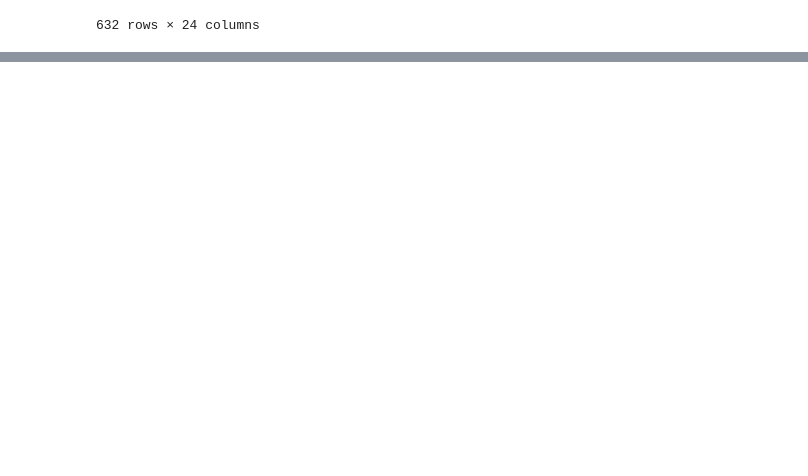
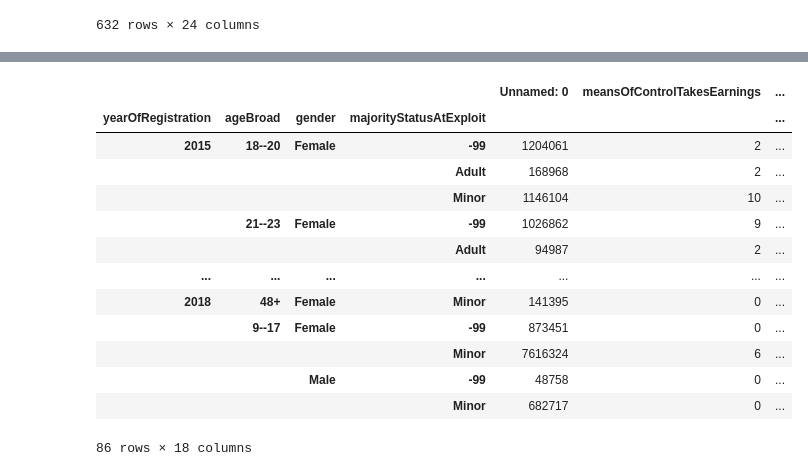
Before and after one commit to kmanning1224/Sexual-Assault-Analysis, a Jupyter notebook: SofieLab.ipynb, the cells around one changed output, grey strips where cells are left out. Saved outputs shown, nothing was run; the diff lists cells and outputs as text; code cells hidden in the pictures; blank space fills up the shorter version.

```diff
--- a/SofieLab.ipynb
+++ b/SofieLab.ipynb
@@ -158,0 +269,18 @@ tots_df.to_csv("Data/totalsAge_global_dataset_2020.csv", index=False, header=Tru
+# %%
+totsaem_df = ds_df.groupby(["yearOfRegistration","ageBroad","gender","majorityStatusAtExploit"]).sum()
+totsaem_df
+# %% [output]
+|  |  |  |  | Unnamed: 0 | meansOfControlTakesEarnings | ... |
+| yearOfRegistration | ageBroad | gender | majorityStatusAtExploit |  |  | ... |
+| 2015 | 18--20 | Female | -99 | 1204061 | 2 | ... |
+|  |  |  | Adult | 168968 | 2 | ... |
+|  |  |  | Minor | 1146104 | 10 | ... |
+|  | 21--23 | Female | -99 | 1026862 | 9 | ... |
+|  |  |  | Adult | 94987 | 2 | ... |
+| ... | ... | ... | ... | ... | ... | ... |
+| 2018 | 48+ | Female | Minor | 141395 | 0 | ... |
+|  | 9--17 | Female | -99 | 873451 | 0 | ... |
+|  |  |  | Minor | 7616324 | 6 | ... |
+|  |  | Male | -99 | 48758 | 0 | ... |
+|  |  |  | Minor | 682717 | 0 | ... |
+86 rows × 18 columns
```
Also changed, not shown: parts of 11 cells of this notebook, 4 other files.
